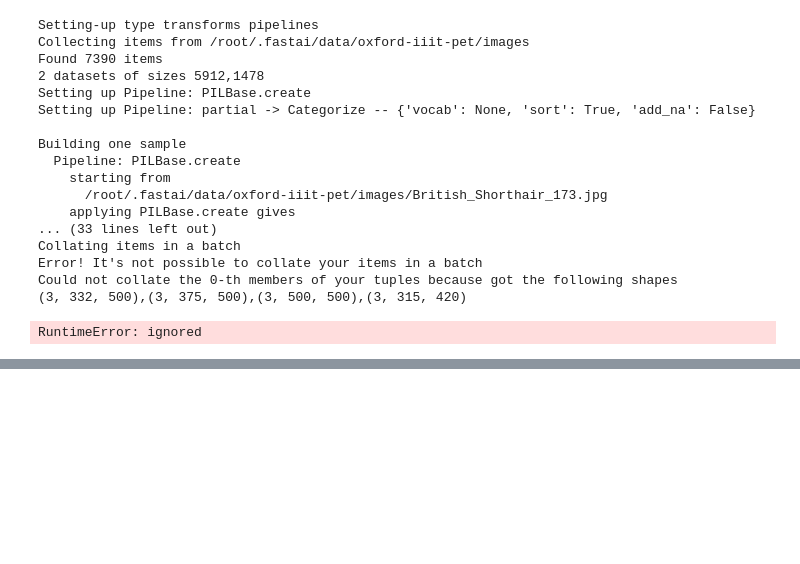
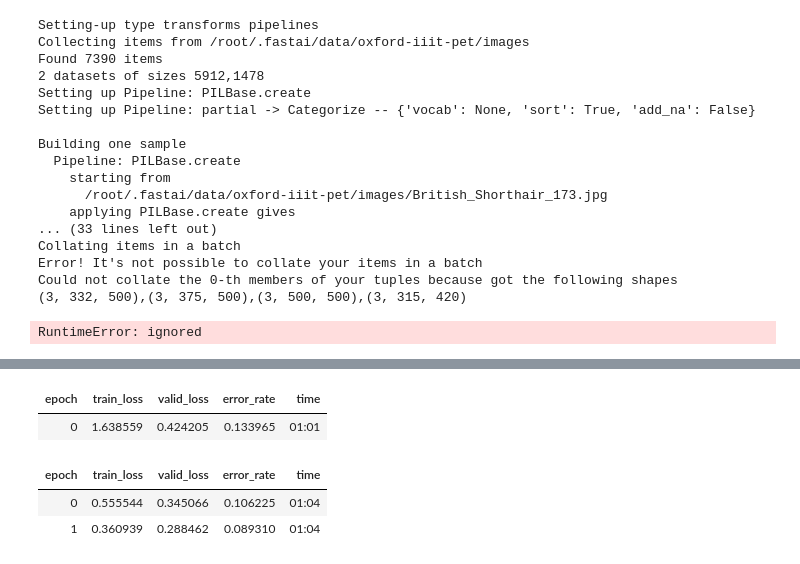
Before and after one commit to ashikshafi08/Learning-Fastai, a Jupyter notebook: Chapters Notebooks/Image_Classification.ipynb, the cells around one changed output, grey strips where cells are left out. Cells and saved outputs as stored; diff of their text form; code cells hidden in the pictures; blank space fills up the shorter version.

```diff
--- a/Chapters Notebooks/Image_Classification.ipynb
+++ b/Chapters Notebooks/Image_Classification.ipynb
@@ -257,0 +268,6 @@ RuntimeError: ignored
+# %%
+# Using a simple model to train our data
+
+learn = cnn_learner(dls , resnet18 , metrics = error_rate)
+learn.fine_tune(2) # running for 5 epochs
+# %% [output]
@@ -257,0 +275,5 @@ RuntimeError: ignored
+| epoch | train_loss | valid_loss | error_rate | time |
+| 0 | 1.638559 | 0.424205 | 0.133965 | 01:01 |
+| epoch | train_loss | valid_loss | error_rate | time |
+| 0 | 0.555544 | 0.345066 | 0.106225 | 01:04 |
+| 1 | 0.360939 | 0.288462 | 0.089310 | 01:04 |
```
Also changed, not shown: parts of 25 cells of this notebook.
